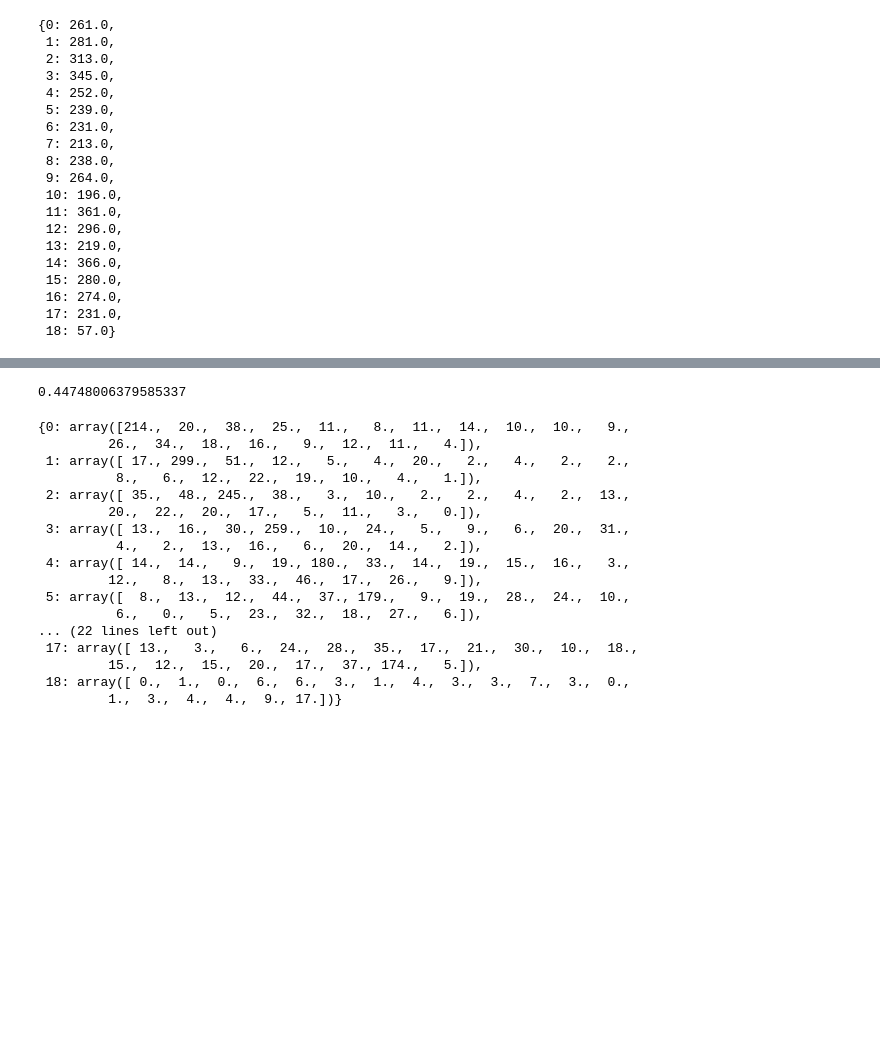
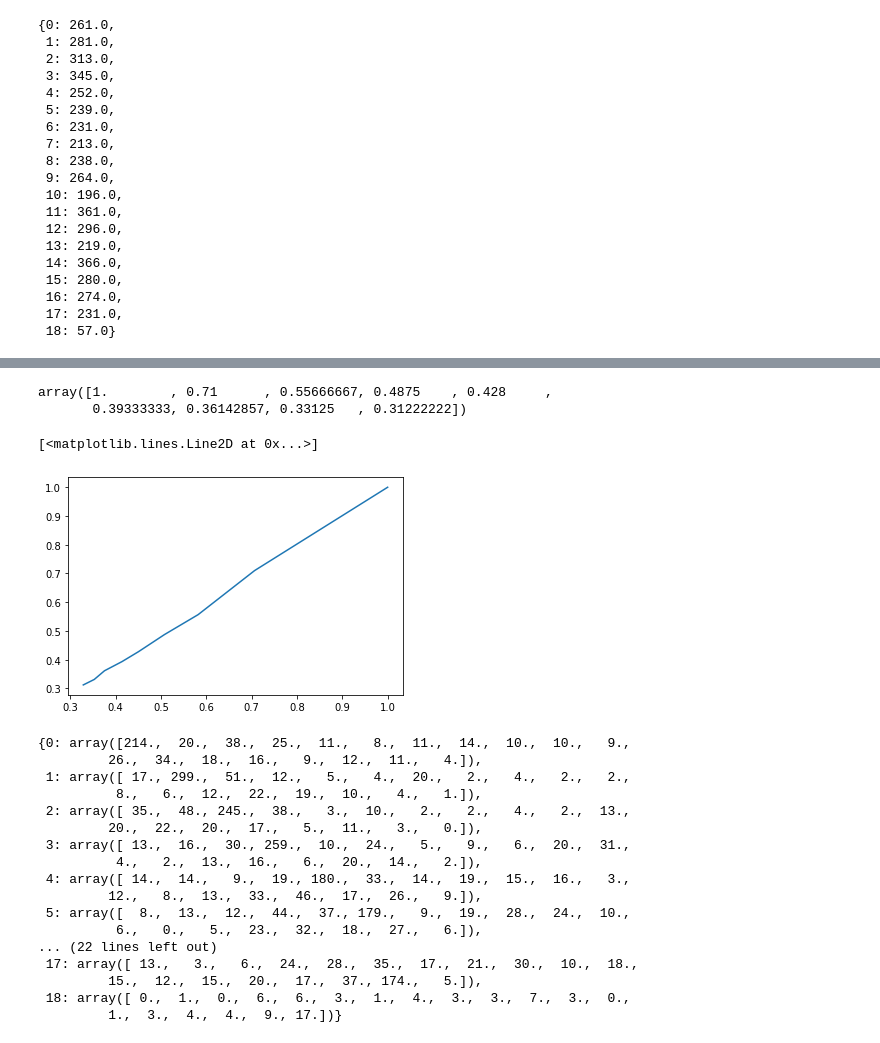
Before and after one commit to rohit-vijayakumar/Content-based-3D-shape-retrieval, a Jupyter notebook: Querying-Evaluation_knn.ipynb, the cells around one changed output, grey strips where cells are left out. Drawn from its saved outputs; the diff is of its cells as text; code cells hidden in the pictures; blank space fills up the shorter version.

Commit message:
Added f1 and pr_curve

```diff
--- a/Querying-Evaluation.ipynb
+++ b/Querying-Evaluation_knn.ipynb
@@ -127,11 +127,13 @@ for i in range(0,19):
 # %%
 P = {}
 R = {}
+F1 = {}
 for i in range(0,19):
     P[i] = 0
     R[i] = 0
     P[i] = TP[i]/(TP[i] + FP[i])
     R[i] = TP[i]/(TP[i] + FN[i])
+    F1[i] = 2*((P[i]*R[i])/(P[i]+R[i]))
 # %%
 class_acc
 # %% [output]
@@ -281,0 +359,5 @@ FN
+# %%
+pr_curve = []
+for k in range (1,10):
+    print(k, end='\r')
+    pr_curve.append(evaluate(k))
@@ -282,2 +378,12 @@ FN
+# %%
+np.array(pr_curve)[:,1]
+# %% [output]
+array([1.        , 0.71      , 0.55666667, 0.4875    , 0.428     ,
+       0.39333333, 0.36142857, 0.33125   , 0.31222222])
+# %%
+plt.plot(np.array(pr_curve)[:,0], np.array(pr_curve)[:,1])
+# %% [output]
+[<matplotlib.lines.Line2D at 0x...>]
+[figure, added]
 # %%
 # metric for distance approach
@@ -323,8 +395,3 @@ FN
-# %%
-global_acc = np.mean(list(class_acc.values()))
-global_acc
-# %% [output]
-0.44748006379585337
 # %%
 d
 # %% [output]
```
Also changed, not shown: parts of 7 cells of this notebook, 4 other files.
